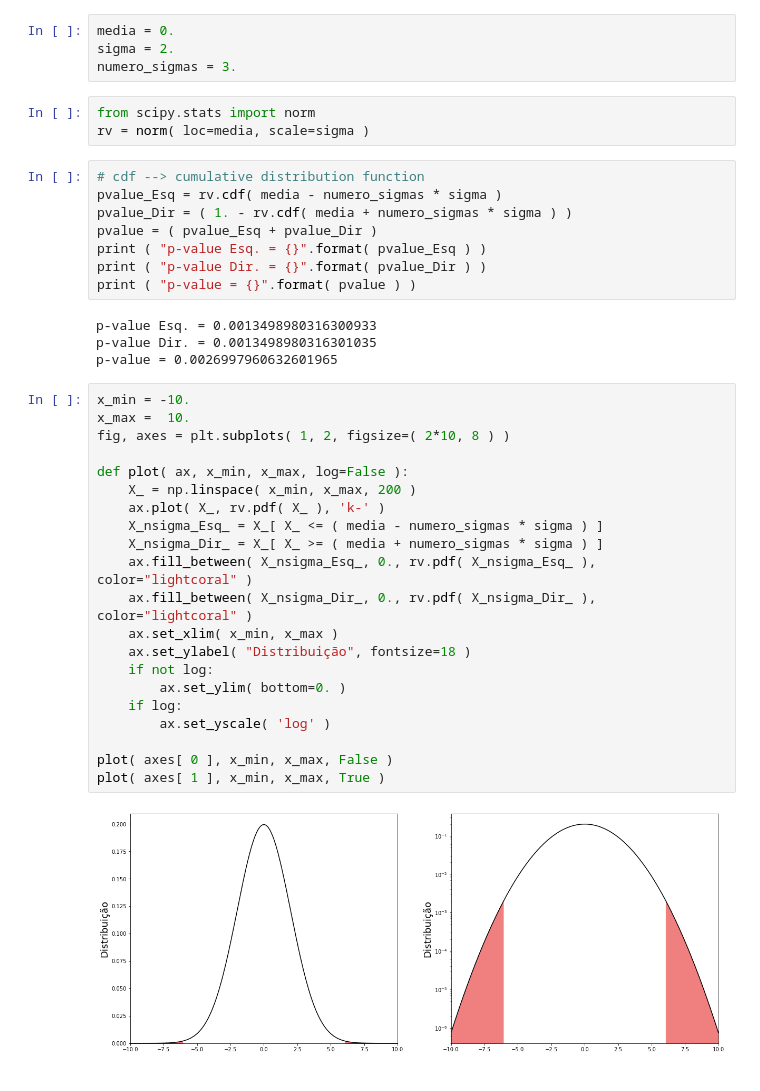
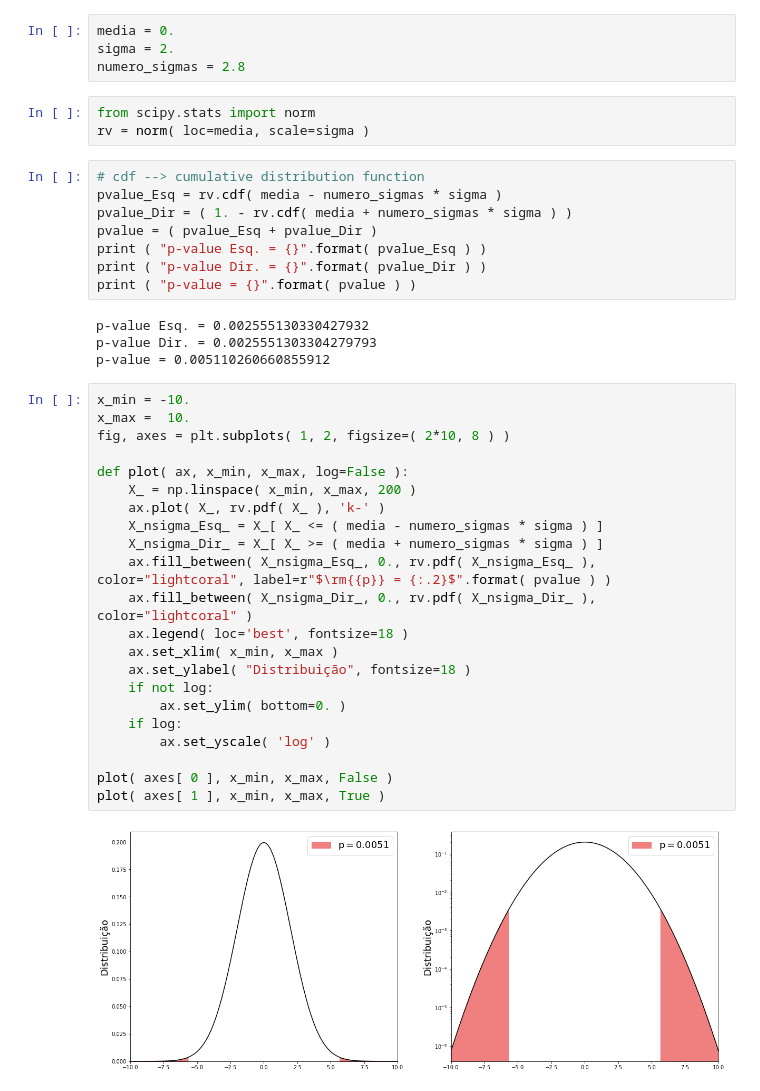
Before and after one commit to UERJ-FISICA/Fisica-Geral, a Jupyter notebook: Calculo_pvalue.ipynb, the cells around one changed output. Saved outputs shown, nothing was run; the diff lists cells and outputs as text.

```diff
--- a/Calculo_pvalue.ipynb
+++ b/Calculo_pvalue.ipynb
@@ -6,7 +6,7 @@ import matplotlib.pyplot as plt
 # %%
 media = 0.
 sigma = 2.
-numero_sigmas = 3.
+numero_sigmas = 2.8
 # %%
 from scipy.stats import norm
 rv = norm( loc=media, scale=sigma )
@@ -19,29 +19,30 @@ print ( "p-value Esq. = {}".format( pvalue_Esq ) )
 print ( "p-value Dir. = {}".format( pvalue_Dir ) )
 print ( "p-value = {}".format( pvalue ) )
 # %% [output]
-p-value Esq. = 0.0013498980316300933
-p-value Dir. = 0.0013498980316301035
-p-value = 0.0026997960632601965
+p-value Esq. = 0.002555130330427932
+p-value Dir. = 0.0025551303304279793
+p-value = 0.005110260660855912
 # %%
 x_min = -10.
 x_max =  10.
 fig, axes = plt.subplots( 1, 2, figsize=( 2*10, 8 ) )
 
 def plot( ax, x_min, x_max, log=False ):
     X_ = np.linspace( x_min, x_max, 200 )
     ax.plot( X_, rv.pdf( X_ ), 'k-' )
     X_nsigma_Esq_ = X_[ X_ <= ( media - numero_sigmas * sigma ) ]
     X_nsigma_Dir_ = X_[ X_ >= ( media + numero_sigmas * sigma ) ]
-    ax.fill_between( X_nsigma_Esq_, 0., rv.pdf( X_nsigma_Esq_ ), color="lightcoral" )
+    ax.fill_between( X_nsigma_Esq_, 0., rv.pdf( X_nsigma_Esq_ ), color="lightcoral", label=r"$\rm{{p}} = {:.2}$".format( pvalue ) )
     ax.fill_between( X_nsigma_Dir_, 0., rv.pdf( X_nsigma_Dir_ ), color="lightcoral" )
+    ax.legend( loc='best', fontsize=18 )
     ax.set_xlim( x_min, x_max )
     ax.set_ylabel( "Distribuição", fontsize=18 )
     if not log:
         ax.set_ylim( bottom=0. )
     if log:
         ax.set_yscale( 'log' )
 
 plot( axes[ 0 ], x_min, x_max, False )
 plot( axes[ 1 ], x_min, x_max, True )
 # %% [output]
-[figure, old version]
+[figure, new version]
```
